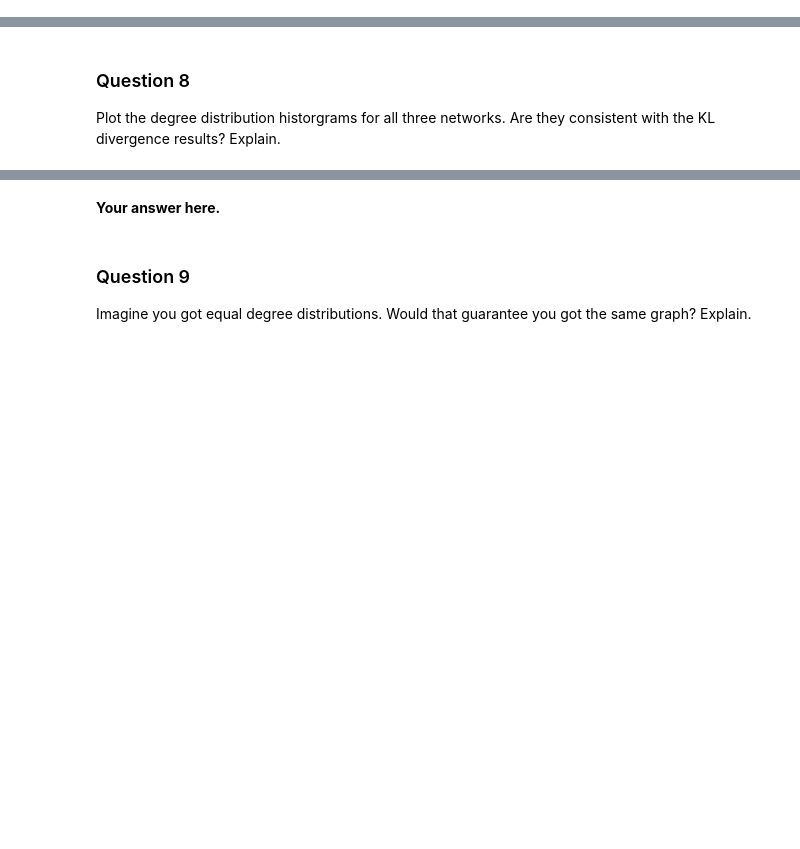
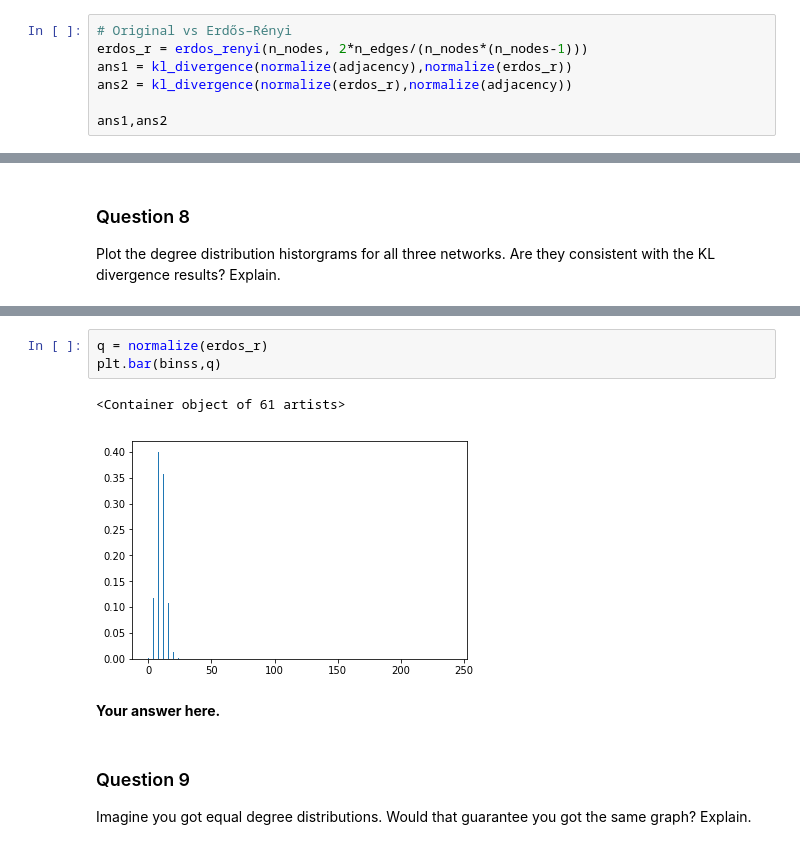
Before and after one commit to Adirlou/ntds_2018, a Jupyter notebook: 2_network_models.ipynb, the cells around one changed output, grey strips where cells are left out. Saved outputs shown, nothing was run; the diff lists cells and outputs as text; blank space fills up the shorter version.

```diff
--- a/2_network_models.ipynb
+++ b/2_network_models.ipynb
@@ -229,0 +241,7 @@ Compare the degree distribution of your network to each of the two synthetic one
+# %%
+# Original vs Erdős–Rényi
+erdos_r = erdos_renyi(n_nodes, 2*n_edges/(n_nodes*(n_nodes-1)))
+ans1 = kl_divergence(normalize(adjacency),normalize(erdos_r))
+ans2 = kl_divergence(normalize(erdos_r),normalize(adjacency))
+
+ans1,ans2
@@ -236,3 +280,9 @@ Plot the degree distribution historgrams for all three networks. Are they consis
+# %%
+q = normalize(erdos_r)
+plt.bar(binss,q)
+# %% [output]
+<Container object of 61 artists>
+[figure, added]
 # %% [markdown]
 **Your answer here.**
 # %% [markdown]
```
Also changed, not shown: parts of 20 cells of this notebook.
